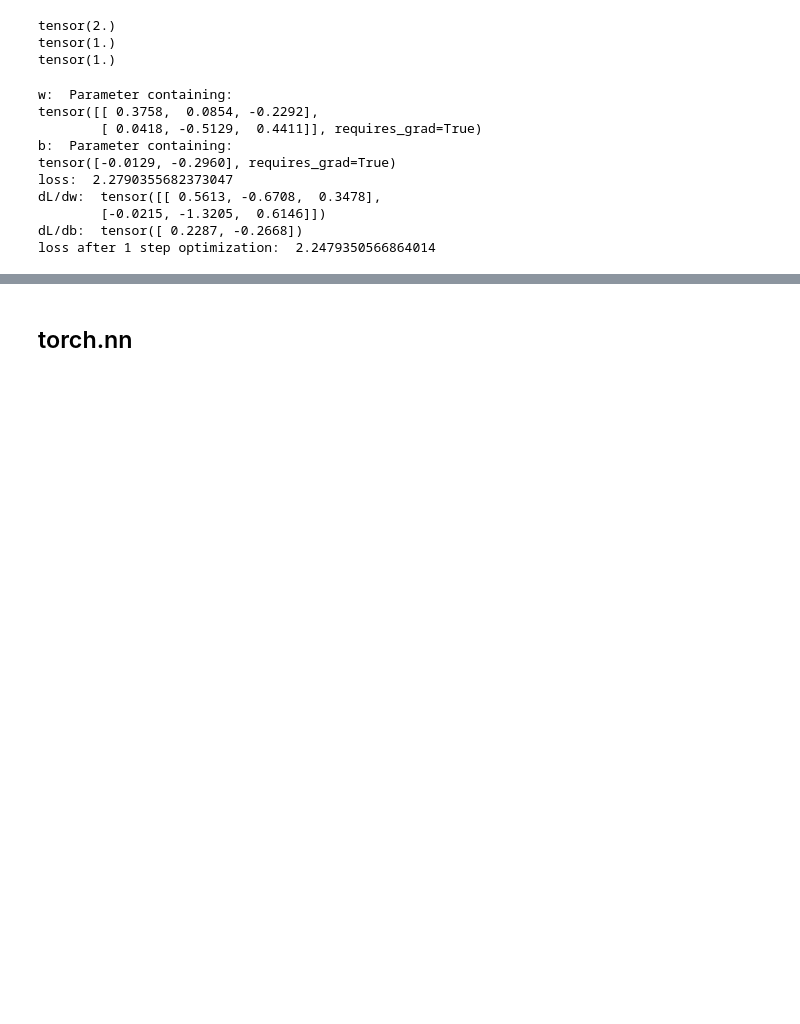
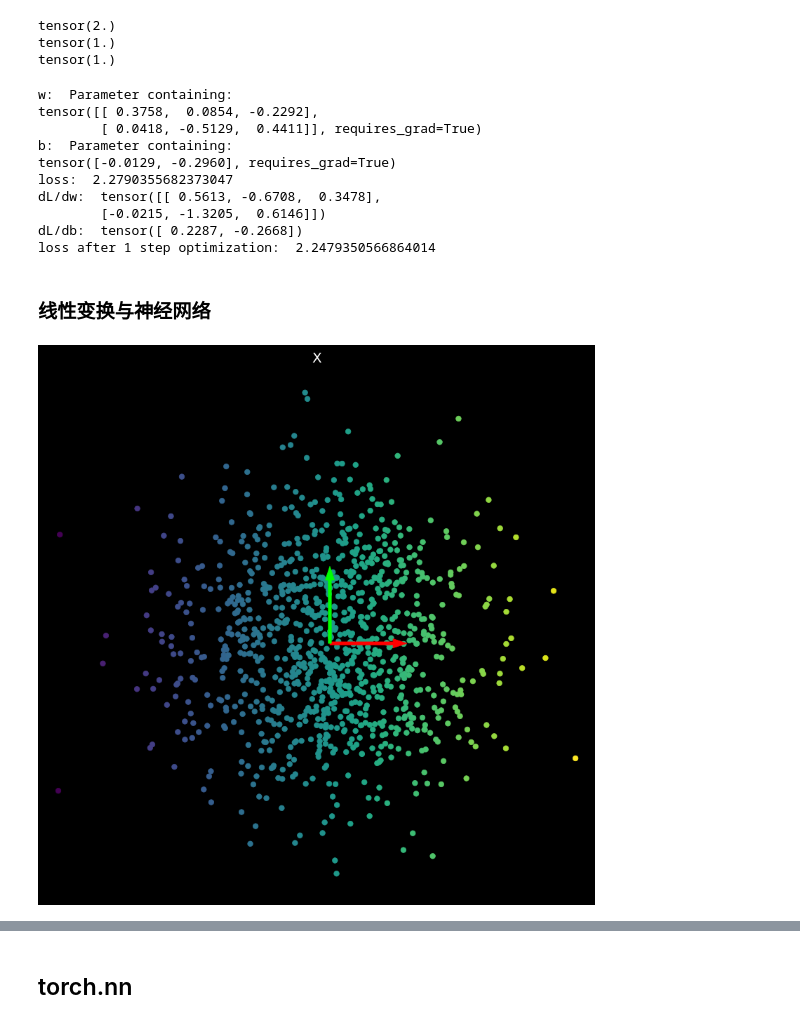
Before and after one commit to Qingfeng-Yao/Code-Repository, a Jupyter notebook: pytorch/pytorch_cookbook.ipynb, the cells around one changed output, grey strips where cells are left out. Drawn from its saved outputs; the diff is of its cells as text; code cells hidden in the pictures; blank space fills up the shorter version.

```diff
--- a/pytorch/pytorch_cookbook.ipynb
+++ b/pytorch/pytorch_cookbook.ipynb
@@ -730,3 +737,5 @@ dL/dw:  tensor([[ 0.5613, -0.6708,  0.3478],
         [-0.0215, -1.3205,  0.6146]])
 dL/db:  tensor([ 0.2287, -0.2668])
 loss after 1 step optimization:  2.2479350566864014
+# %% [markdown]
+### 线性变换与神经网络
@@ -732,0 +750,13 @@ loss after 1 step optimization:  2.2479350566864014
+# %%
+device = torch.device("cuda:0" if torch.cuda.is_available() else "cpu")
+# %%
+# generate some points in 2-D space
+n_points = 1000
+X = torch.randn(n_points, 2).to(device)
+colors = X[:, 0]
+
+show_scatterplot(X, colors, title='X')
+OI = torch.cat((torch.zeros(2, 2), torch.eye(2))).to(device)
+plot_bases(OI)
+# %% [output]
+[figure, added]
```
Also changed, not shown: parts of 10 cells of this notebook, 4 other files.
